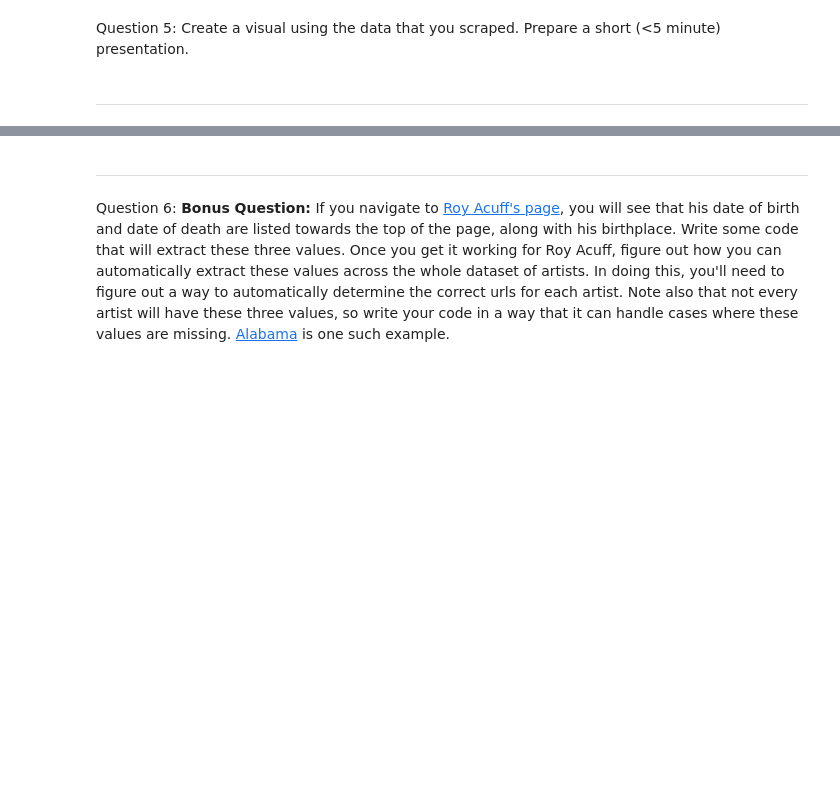
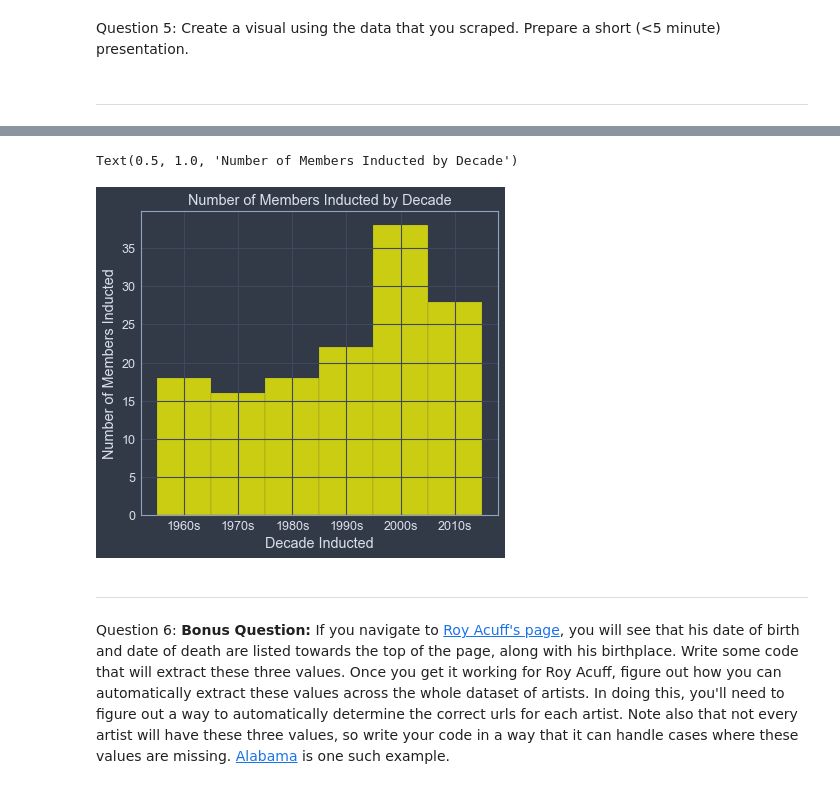
Before and after one commit to SamSitarek/web-scraping-country-music_hof-SamSitarek, a Jupyter notebook: Webscraping_the_country_music_hall_of_fame.ipynb, the cells around one changed output, grey strips where cells are left out. Cells and saved outputs as stored; diff of their text form; code cells hidden in the pictures; blank space fills up the shorter version.

```diff
--- a/Webscraping_the_country_music_hall_of_fame.ipynb
+++ b/Webscraping_the_country_music_hall_of_fame.ipynb
@@ -198,3 +198,24 @@ pandas.core.frame.DataFrame
 Question 4: Now, you need to take what you created for the first page and apply it across the rest of the pages so that you can scrape all inductees. Notice that when you click the next page button at the bottom of the page that the url changes to "https://countrymusichalloffame.org/hall-of-fame/members/page/2". Check that the code that you wrote for the first page still works for page 2. Once you have verified that your code will still work, write a for loop that will cycle through all 16 pages and build a DataFrame containing all inductees and the year of their induction.
 # %% [markdown]
 ------------------------------------------------------------------------------------------------------------
+# %%
+artist_all=[]
+year_all=[]
+
+for i in range (1,17):
+        website_url_all = 'https://countrymusichalloffame.org/hall-of-fame/members/page/'+str(i)
+        print(website_url_all)
+        response_all = requests.get(website_url_all)
+        print(response_all.status_code)
+        print(type(response_all))
+        response_all.content
+        soup_all = BeautifulSoup(response_all.content, 'lxml')
+        print(soup_all.title)
+        print(soup_all.prettify())
+        for name in soup_all.find_all('h3'):
+            print(name.string)
+            artist_all.append(name.string)
+        for year in soup_all.find_all('div', attrs = {'class': 'vertical-card_content--copy'}):
+            year = str(year.text)
+            year = year.strip('\n\n                    Inducted ')
+            year_all.append(year)
@@ -200,0 +288,4 @@ Question 4: Now, you need to take what you created for the first page and apply
+# %%
+hof = pd.DataFrame()
+hof['Artist'] = artist_all
+hof['Year_Inducted']= year_all
@@ -286,0 +401,7 @@ Question 5: Create a visual using the data that you scraped. Prepare a short (<5
+# %%
+decade_names=['1960s','1970s','1980s','1990s','2000s','2010s']
+decades=[1960,1970,1980,1990,2000,2010,np.inf]
+
+hof['Year_Inducted']=pd.cut(hof['Year_Inducted'].astype(int),bins=decades, labels=decade_names)
+hof[['Year_Inducted','Artist']]
+hof
@@ -287,3 +452,14 @@ Question 5: Create a visual using the data that you scraped. Prepare a short (<5
+# %%
+# Decade= hof.Year_Inducted
+# Members=hof.Artist
+
+sns.histplot(data=hof, x="Year_Inducted", color="yellow", bins="Year_Inducted", binwidth=10)
+plt.xlabel('Decade Inducted')
+plt.ylabel('Number of Members Inducted')
+plt.title('Number of Members Inducted by Decade')
+# %% [output]
+Text(0.5, 1.0, 'Number of Members Inducted by Decade')
+[figure, added]
 # %% [markdown]
 ------------------------------------------------------------------------------------------------------------
 # %% [markdown]
```
Also changed, not shown: parts of 25 cells of this notebook.
